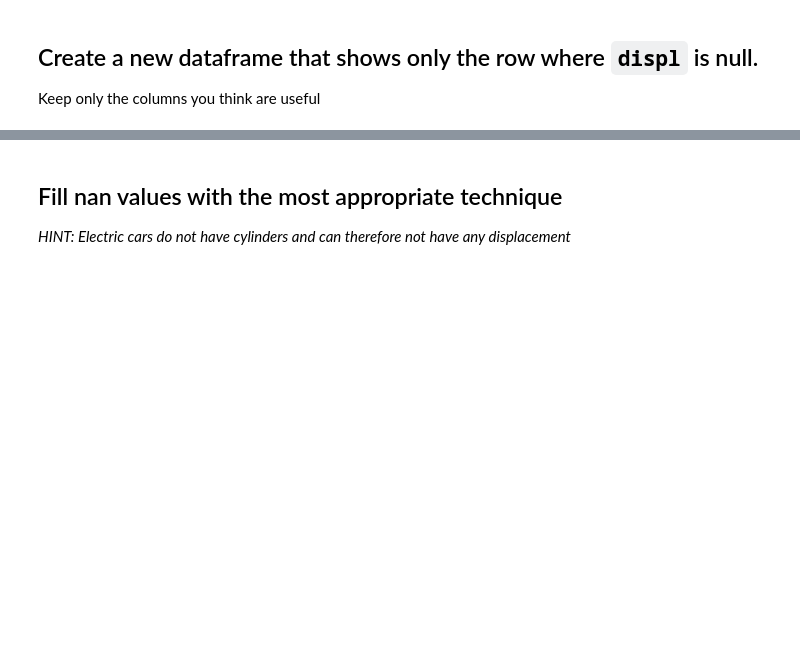
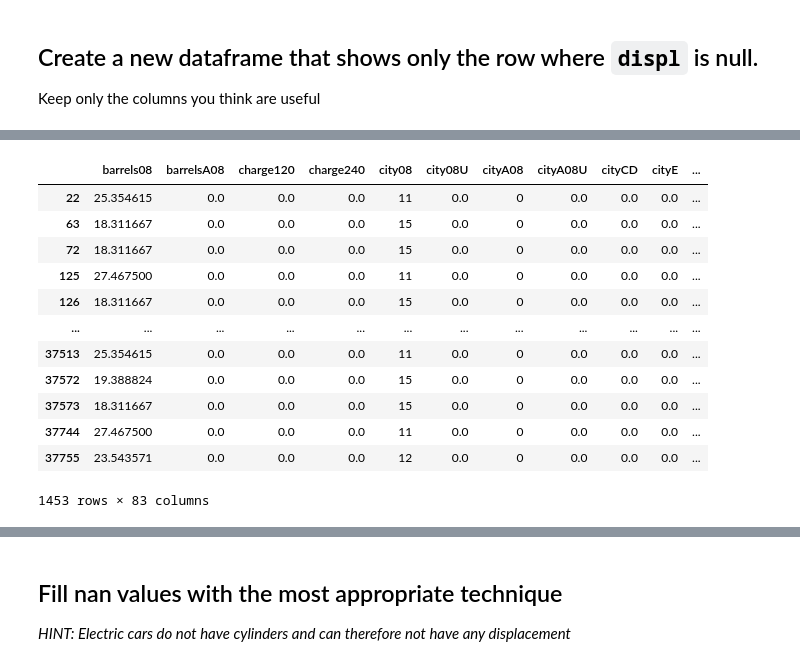
Before and after one commit to Ironhack-Data-Madrid-Abril-2023/2.4-lab_data_cleaning, a Jupyter notebook: your-code/main.ipynb, the cells around one changed output, grey strips where cells are left out. Saved outputs shown, nothing was run; the diff lists cells and outputs as text; code cells hidden in the pictures; blank space fills up the shorter version.

```diff
--- a/your-code/main.ipynb
+++ b/your-code/main.ipynb
@@ -24,6 +24,8 @@ The data set we are going to be using for this lesson is a messy version of the
 # %%
 import pandas as pd
 import numpy as np
+# %%
+pd.set_option('display.max_columns', None)
 # %%
 #Load data from vehicles_messy.csv
 
@@ -133,3 +106,0 @@ Index(['eng_dscr', 'guzzler', 'trans_dscr', 'tCharger', 'sCharger', 'atvType',
-# %%
-#your code
-data.drop(columns = no_columns[no_columns>1e4].index, inplace =True)
@@ -142,0 +167,18 @@ Keep only the columns you think are useful
+# %%
+newdf = data[data.displ == 5.0]
+
+newdf
+# %% [output]
+|  | barrels08 | barrelsA08 | charge120 | charge240 | city08 | city08U | cityA08 | cityA08U | cityCD | cityE | ... |
+| 22 | 25.354615 | 0.0 | 0.0 | 0.0 | 11 | 0.0 | 0 | 0.0 | 0.0 | 0.0 | ... |
+| 63 | 18.311667 | 0.0 | 0.0 | 0.0 | 15 | 0.0 | 0 | 0.0 | 0.0 | 0.0 | ... |
+| 72 | 18.311667 | 0.0 | 0.0 | 0.0 | 15 | 0.0 | 0 | 0.0 | 0.0 | 0.0 | ... |
+| 125 | 27.467500 | 0.0 | 0.0 | 0.0 | 11 | 0.0 | 0 | 0.0 | 0.0 | 0.0 | ... |
+| 126 | 18.311667 | 0.0 | 0.0 | 0.0 | 15 | 0.0 | 0 | 0.0 | 0.0 | 0.0 | ... |
+| ... | ... | ... | ... | ... | ... | ... | ... | ... | ... | ... | ... |
+| 37513 | 25.354615 | 0.0 | 0.0 | 0.0 | 11 | 0.0 | 0 | 0.0 | 0.0 | 0.0 | ... |
+| 37572 | 19.388824 | 0.0 | 0.0 | 0.0 | 15 | 0.0 | 0 | 0.0 | 0.0 | 0.0 | ... |
+| 37573 | 18.311667 | 0.0 | 0.0 | 0.0 | 15 | 0.0 | 0 | 0.0 | 0.0 | 0.0 | ... |
+| 37744 | 27.467500 | 0.0 | 0.0 | 0.0 | 11 | 0.0 | 0 | 0.0 | 0.0 | 0.0 | ... |
+| 37755 | 23.543571 | 0.0 | 0.0 | 0.0 | 12 | 0.0 | 0 | 0.0 | 0.0 | 0.0 | ... |
+1453 rows × 83 columns
```
Also changed, not shown: parts of 27 cells of this notebook.
